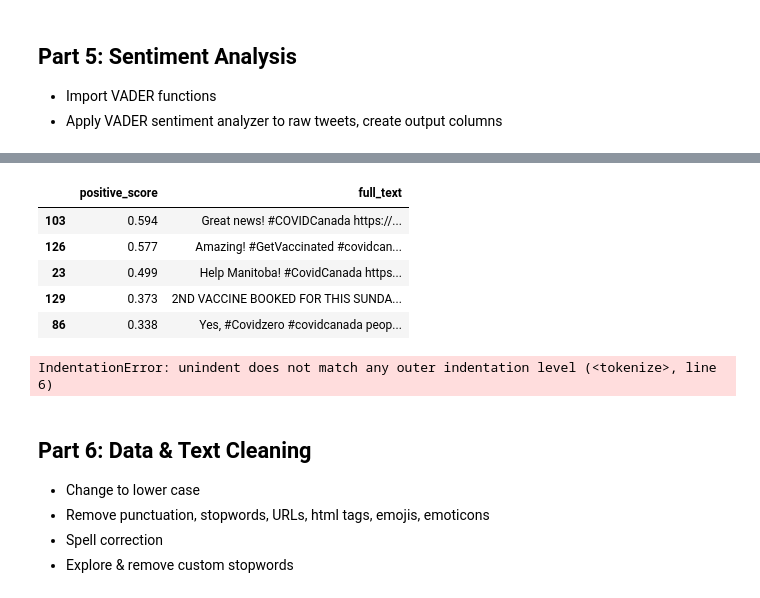
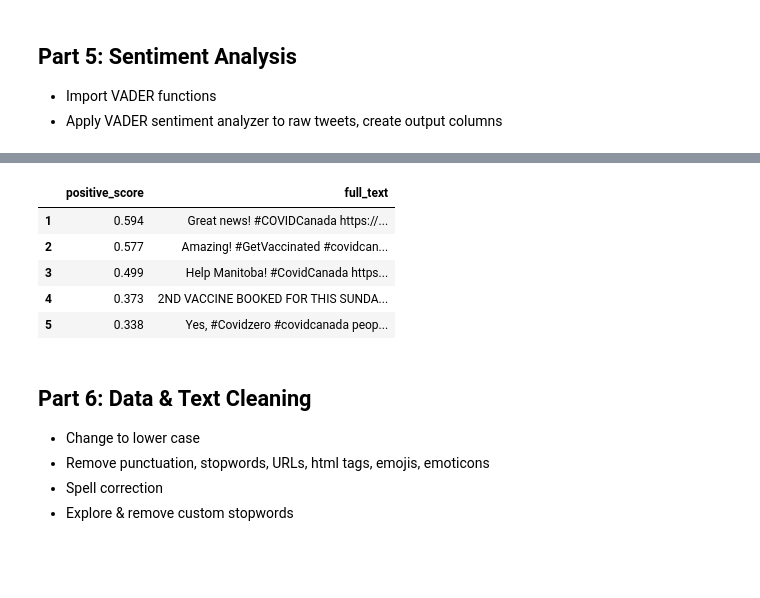
Before and after one commit to shannonhlo/twitter-streamlit-app, a Jupyter notebook: test.ipynb, the cells around one changed output, grey strips where cells are left out. Saved outputs shown, nothing was run; the diff lists cells and outputs as text; code cells hidden in the pictures; blank space fills up the shorter version.

```diff
--- a/test.ipynb
+++ b/test.ipynb
@@ -404,18 +404,20 @@ res
 # %%
 num_rows = 5
 data_column = 'positive_score'
 text = 'full_text'
 df = text_sentiment
 top = df.nlargest(num_rows, data_column)
-top_tweets = top[[data_column,text]]
-top_tweets
+top_tweets = top[[data_column,text]].reset_index()
+top_tweets = top_tweets.drop(columns = 'index')
+top_tweets.index = top_tweets.index + 1
+top_tweets.head(5)
 # %% [output]
 |  | positive_score | full_text |
-| 103 | 0.594 | Great news! #COVIDCanada https://... |
-| 126 | 0.577 | Amazing! #GetVaccinated #covidcan... |
-| 23 | 0.499 | Help Manitoba! #CovidCanada https... |
-| 129 | 0.373 | 2ND VACCINE BOOKED FOR THIS SUNDA... |
-| 86 | 0.338 | Yes, #Covidzero #covidcanada peop... |
+| 1 | 0.594 | Great news! #COVIDCanada https://... |
+| 2 | 0.577 | Amazing! #GetVaccinated #covidcan... |
+| 3 | 0.499 | Help Manitoba! #CovidCanada https... |
+| 4 | 0.373 | 2ND VACCINE BOOKED FOR THIS SUNDA... |
+| 5 | 0.338 | Yes, #Covidzero #covidcanada peop... |
 # %%
 sent_type = 'Positive'
 
@@ -431,10 +433,8 @@ if sent_type == 'Negative':
     sent_nm == 'negative_score'
 
 text = 'full_text'
-top = df.nlargest(num_rows, sent_tp)
+top = df.nlargest(num_rows, sent_nm)
 top_tweets = top[[sent_nm,text]]
-# %% [output]
-IndentationError: unindent does not match any outer indentation level (<tokenize>, line 6)
 # %% [markdown]
 ## Part 6: Data & Text Cleaning
 * Change to lower case
```
Also changed, not shown: parts of 12 cells of this notebook, 2 other files.
